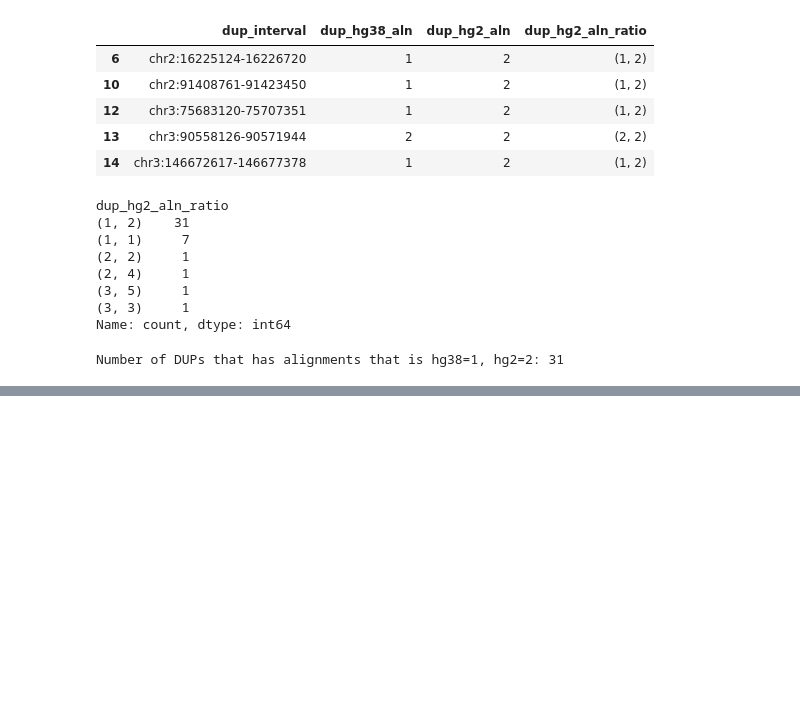
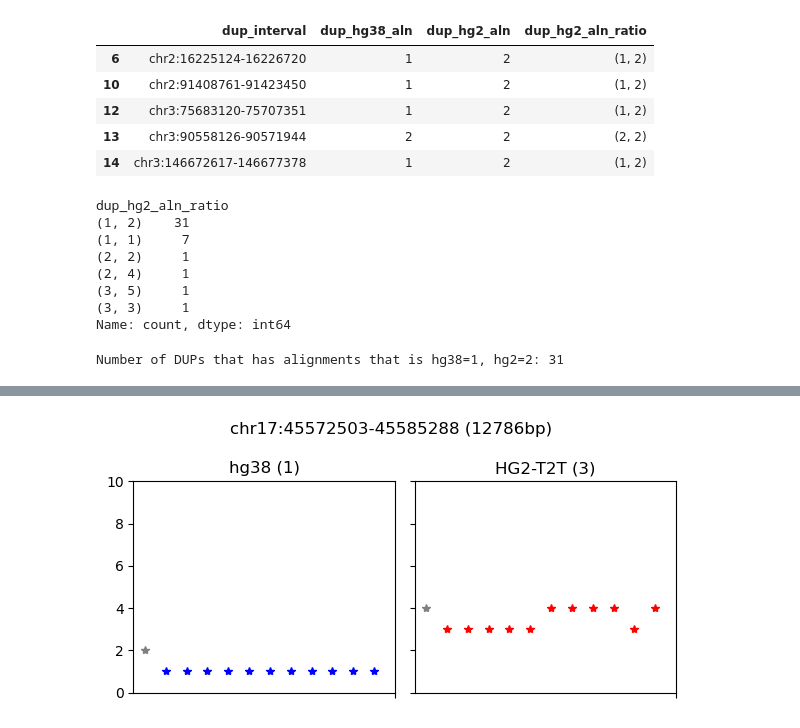
Before and after one commit to broadinstitute/T2T-ACE, a Jupyter notebook: notebooks/yg_dev_notebook.ipynb, the cells around one changed output, grey strips where cells are left out. Drawn from its saved outputs; the diff is of its cells as text; code cells hidden in the pictures; blank space fills up the shorter version.

```diff
--- a/notebooks/yg_dev_notebook.ipynb
+++ b/notebooks/yg_dev_notebook.ipynb
@@ -526,0 +638,5 @@ axs[1].set_xticks('')
+# %%
+# Check the copy_neutral_intervals that overlap with centromere
+for i in copy_neutral_intervals:
+    if ip.find_overlapping_intervals([i]+uscs_centromere_list):
+        print(i)
@@ -658,0 +822,6 @@ len(copy_neutral_intervals)
+# %%
+# This pair-wise alignment result is suggesting the pos of DUP is further than DRAGEN's result by 357bp
+# I want to check the bin_alignment results of before and after the basepair level correction
+plot_single_bin_alignment('chr17:45572503-45585288')
+# %% [output]
+[figure, added]
```
Also changed, not shown: parts of 39 cells of this notebook.
